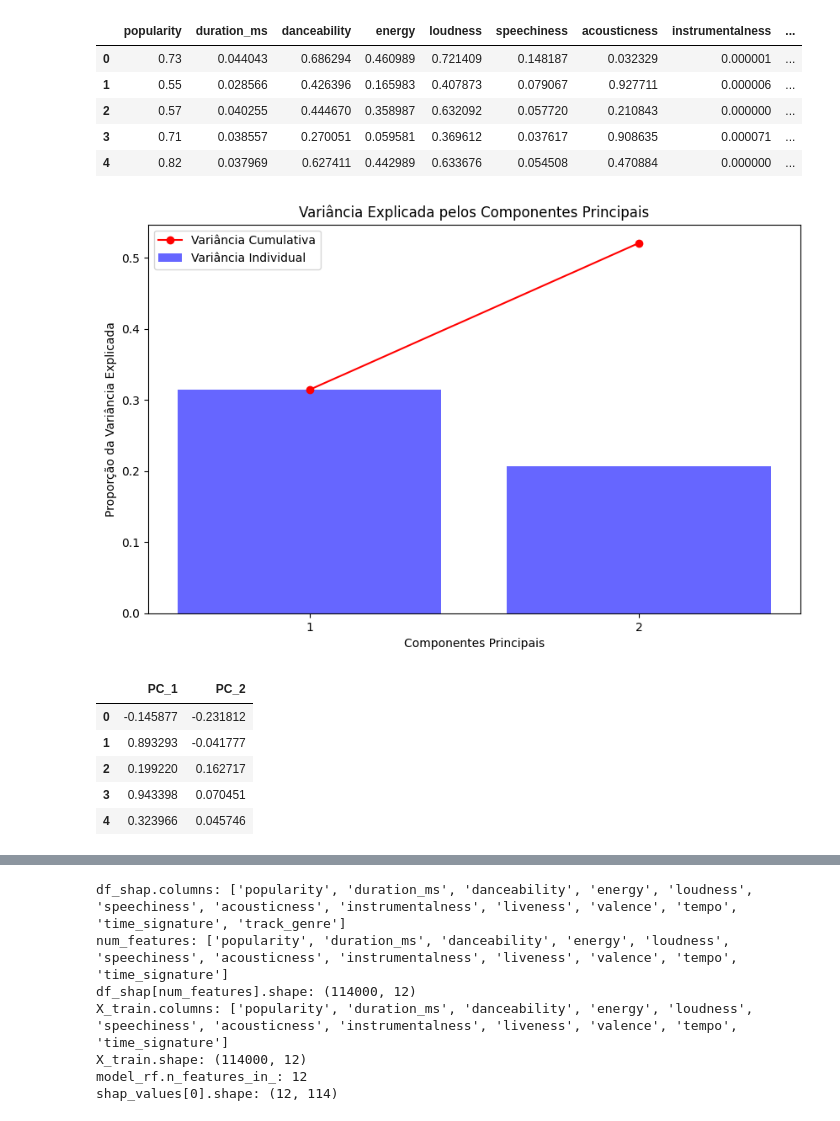
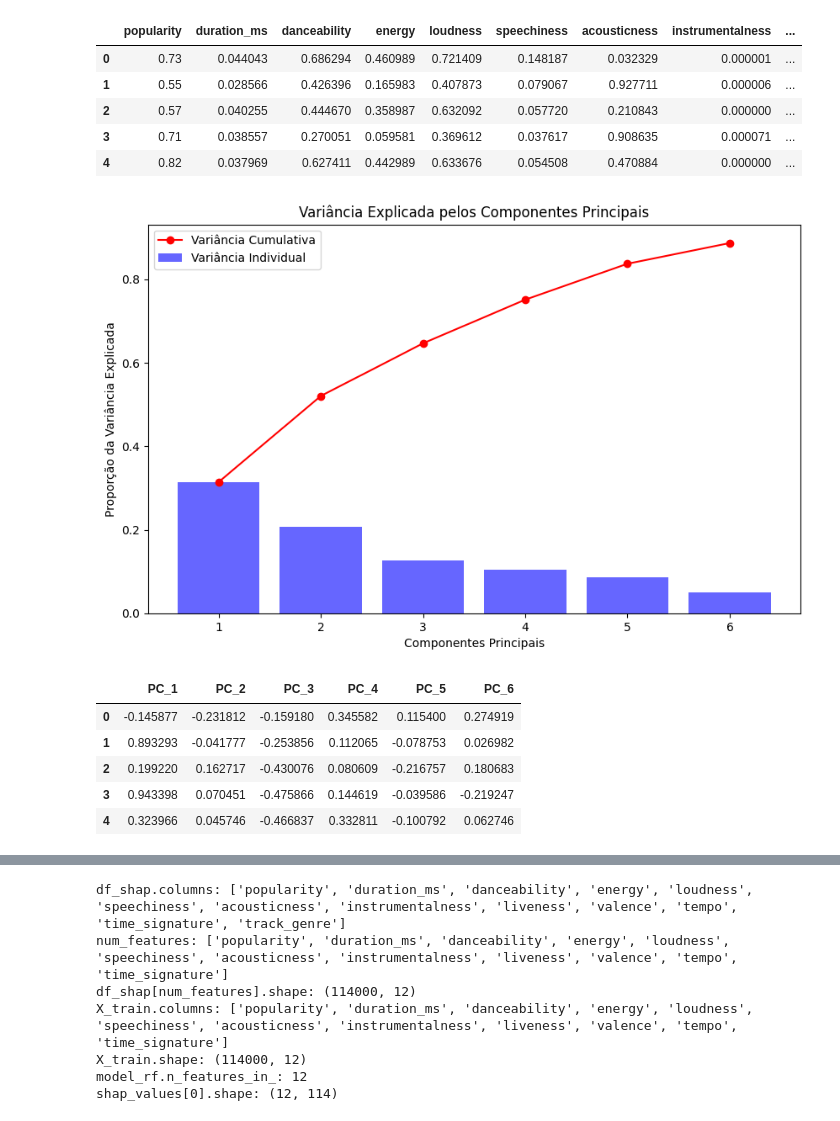
Before and after one commit to XGRural-Ltd/eda, a Jupyter notebook: dev_tests/pipeline.ipynb, the cells around one changed output, grey strips where cells are left out. Cells and saved outputs as stored; diff of their text form; code cells hidden in the pictures.

```diff
--- a/dev_tests/pipeline.ipynb
+++ b/dev_tests/pipeline.ipynb
@@ -137,32 +133,32 @@ display(df_processed.head())
 | 4 | 0.82 | 0.037969 | 0.627411 | 0.442989 | 0.633676 | 0.054508 | 0.470884 | 0.000000 | ... |
 # %%
 # --- Célula 11: Redução de Dimensionalidade (PCA) (sem outliers) ---
-n_components = 2
+n_components = 6
 pca = PCA(n_components=n_components)
 X_pca = pca.fit_transform(df_processed[num_features])
 explained_variance = pca.explained_variance_ratio_
 cumulative_variance = np.cumsum(explained_variance)
 
 plt.figure(figsize=(10, 6))
 plt.bar(range(1, n_components + 1), explained_variance, alpha=0.6, color='b', label='Variância Individual')
 plt.plot(range(1, n_components + 1), cumulative_variance, 'r-o', label='Variância Cumulativa')
 plt.xlabel('Componentes Principais')
 plt.ylabel('Proporção da Variância Explicada')
 plt.title('Variância Explicada pelos Componentes Principais')
 plt.legend(loc='best')
 plt.xticks(range(1, n_components + 1))
 plt.show()
 
 df_pca = pd.DataFrame(X_pca, columns=[f'PC_{i+1}' for i in range(n_components)], index=df_processed.index)
 display(df_pca.head())
 # %% [output]
-[figure, old version]
+[figure, new version]
-|  | PC_1 | PC_2 |
-| 0 | -0.145877 | -0.231812 |
-| 1 | 0.893293 | -0.041777 |
-| 2 | 0.199220 | 0.162717 |
-| 3 | 0.943398 | 0.070451 |
-| 4 | 0.323966 | 0.045746 |
+|  | PC_1 | PC_2 | PC_3 | PC_4 | PC_5 | PC_6 |
+| 0 | -0.145877 | -0.231812 | -0.159180 | 0.345582 | 0.115400 | 0.274919 |
+| 1 | 0.893293 | -0.041777 | -0.253856 | 0.112065 | -0.078753 | 0.026982 |
+| 2 | 0.199220 | 0.162717 | -0.430076 | 0.080609 | -0.216757 | 0.180683 |
+| 3 | 0.943398 | 0.070451 | -0.475866 | 0.144619 | -0.039586 | -0.219247 |
+| 4 | 0.323966 | 0.045746 | -0.466837 | 0.332811 | -0.100792 | 0.062746 |
 # %%
 # --- Célula: Elbow Method para determinar o melhor número de clusters ---
 
```
Also changed, not shown: parts of 10 cells of this notebook, 6 other files.
